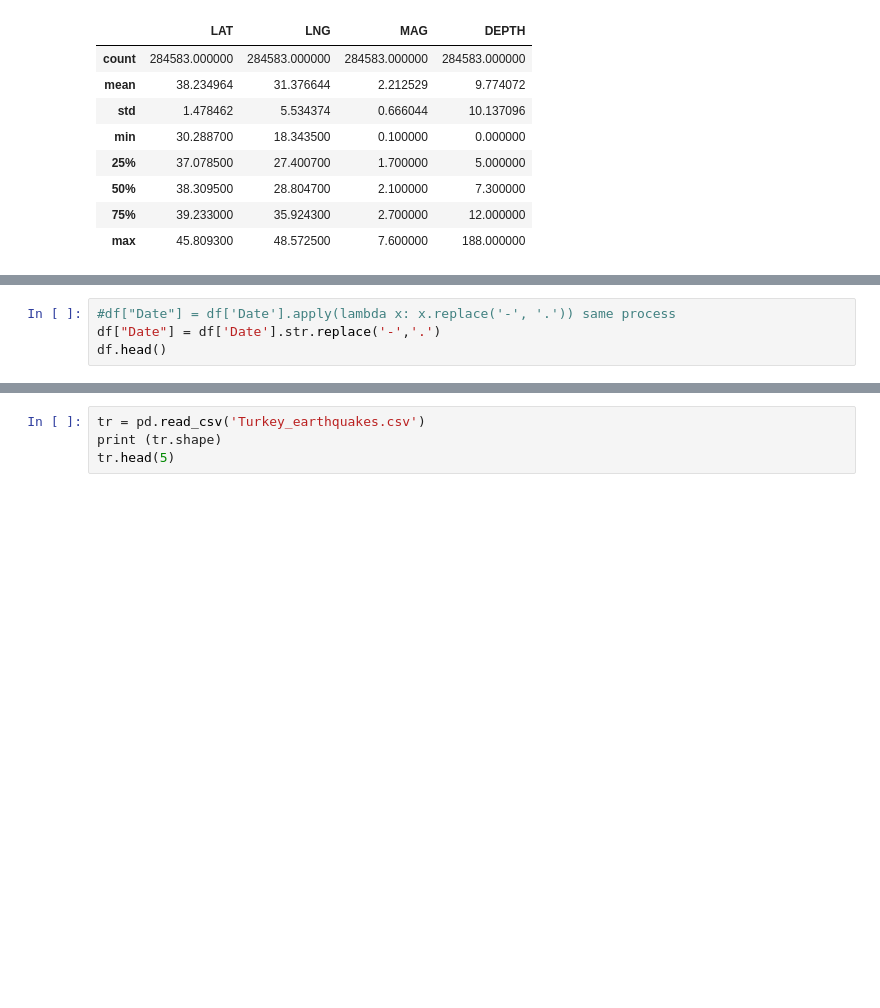
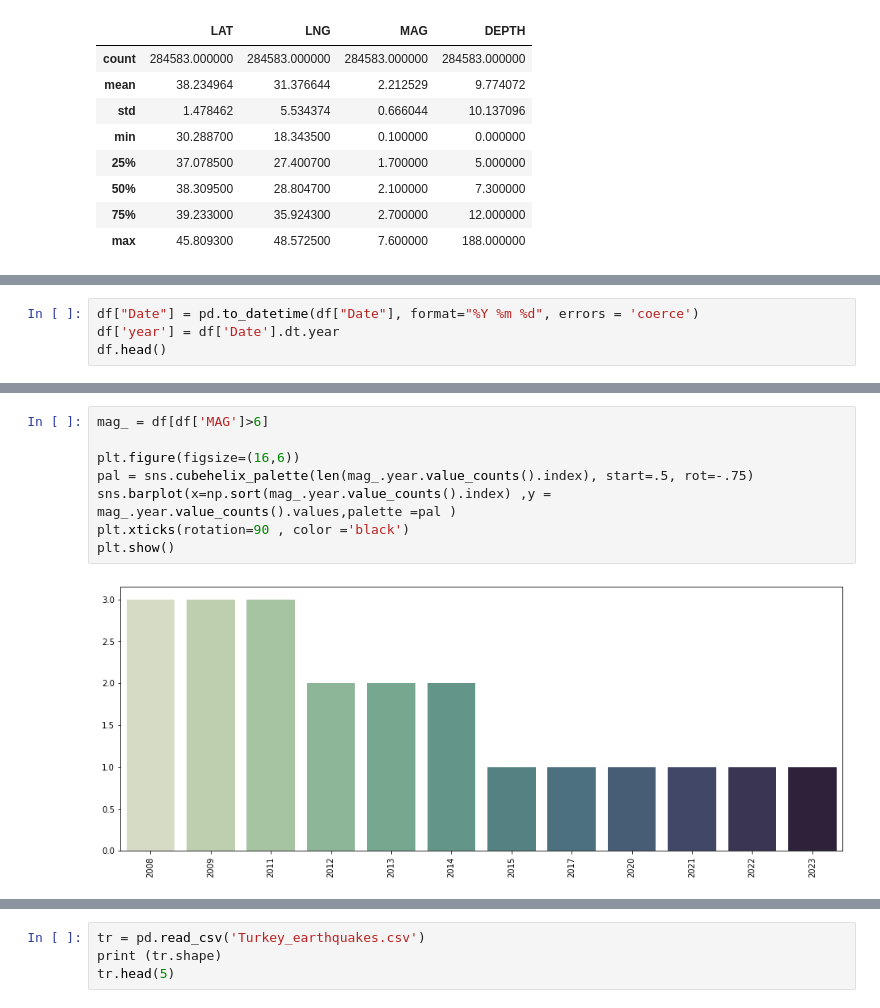
Before and after one commit to necmettinalver/Earthquake-Time-series-Forecasts, a Jupyter notebook: sobremesa.ipynb, the cells around one changed output, grey strips where cells are left out. Cells and saved outputs as stored; diff of their text form; blank space fills up the shorter version.

```diff
--- a/sobremesa.ipynb
+++ b/sobremesa.ipynb
@@ -285,4 +145,0 @@ df.head()
-# %%
-#df["Date"] = df['Date'].apply(lambda x: x.replace('-', '.')) same process
-df["Date"] = df['Date'].str.replace('-','.')
-df.head()
@@ -297,0 +146,4 @@ df[]
+# %%
+df["Date"] = pd.to_datetime(df["Date"], format="%Y %m %d", errors = 'coerce')
+df['year'] = df['Date'].dt.year
+df.head()
@@ -297,0 +157,10 @@ df[]
+# %%
+mag_ = df[df['MAG']>6]
+
+plt.figure(figsize=(16,6))
+pal = sns.cubehelix_palette(len(mag_.year.value_counts().index), start=.5, rot=-.75)
+sns.barplot(x=np.sort(mag_.year.value_counts().index) ,y = mag_.year.value_counts().values,palette =pal )
+plt.xticks(rotation=90 , color ='black')
+plt.show()
+# %% [output]
+[figure, added]
```
Also changed, not shown: parts of 46 cells of this notebook.
